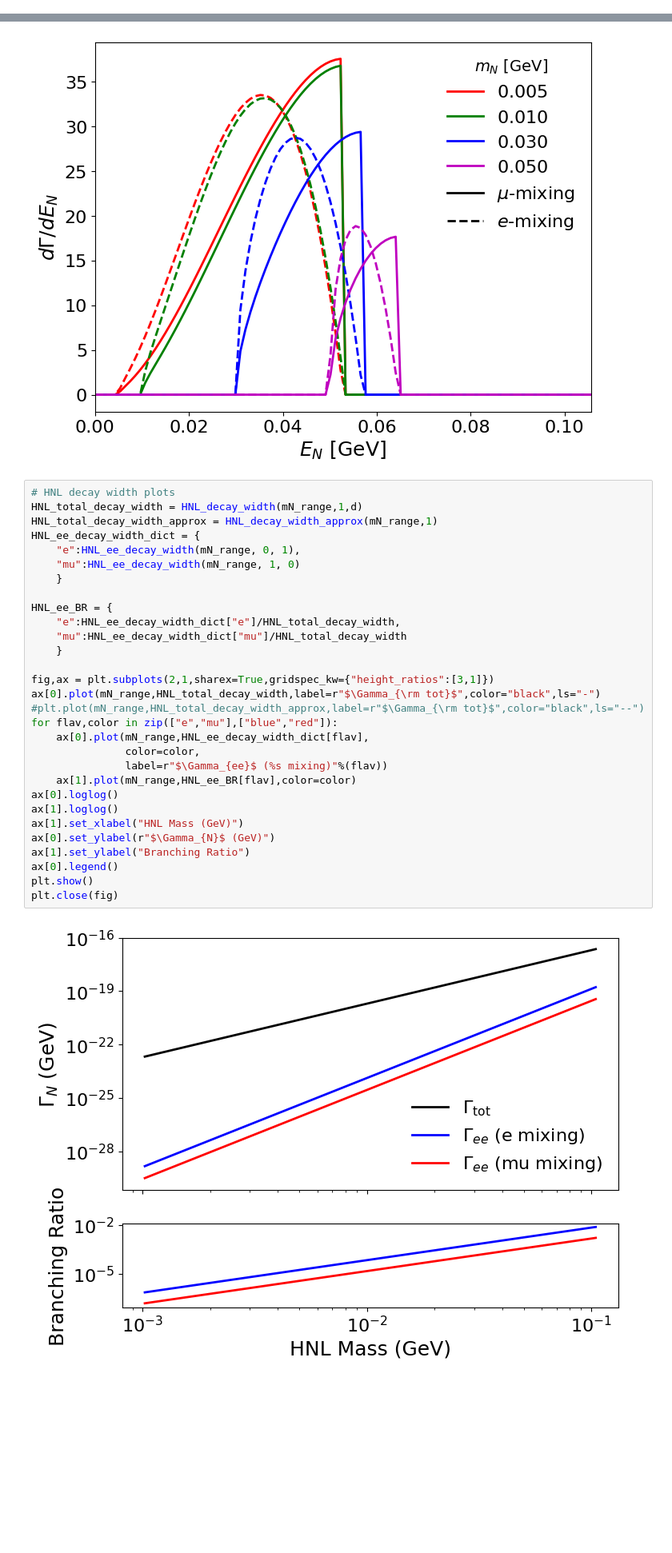
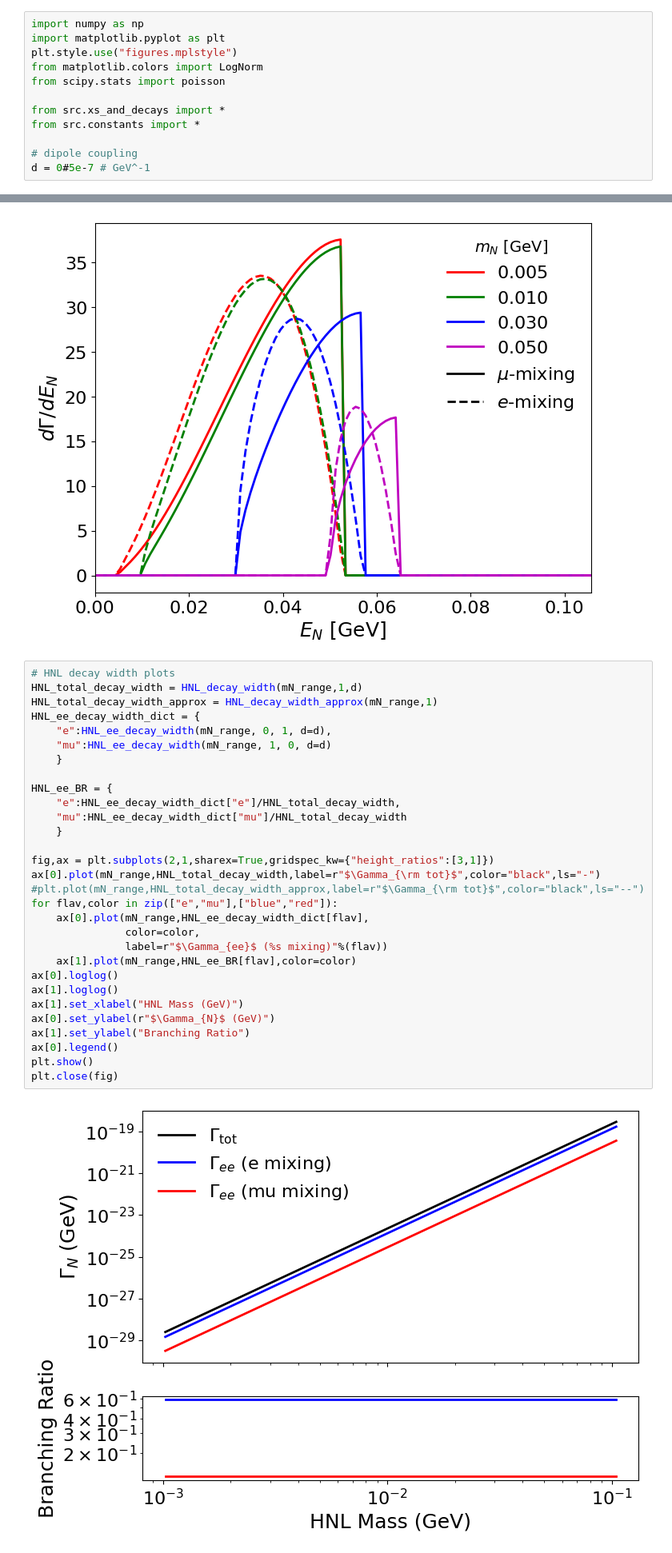
Before and after one commit to nickkamp1/NeutrinoFactoryHNL, a Jupyter notebook: DecayProduction.ipynb, the cells around one changed output, grey strips where cells are left out. Shown at 80% size. Drawn from its saved outputs; the diff is of its cells as text; blank space fills up the shorter version.

```diff
--- a/DecayProduction.ipynb
+++ b/DecayProduction.ipynb
@@ -13,3 +1,15 @@ d = 5e-7 # GeV^-1
+# %%
+import numpy as np
+import matplotlib.pyplot as plt
+plt.style.use("figures.mplstyle")
+from matplotlib.colors import LogNorm
+from scipy.stats import poisson
+
+from src.xs_and_decays import *
+from src.constants import *
+
+# dipole coupling
+d = 0#5e-7 # GeV^-1
 # %%
 N = 200
 mN_range = np.logspace(np.log10(2*m_e), np.log10(0.99*m_mu), N) # HNL mass range from 1 MeV to 100 MeV
@@ -60,35 +60,35 @@ plt.show()
 # %%
 # HNL decay width plots
 HNL_total_decay_width = HNL_decay_width(mN_range,1,d)
 HNL_total_decay_width_approx = HNL_decay_width_approx(mN_range,1)
 HNL_ee_decay_width_dict = {
-    "e":HNL_ee_decay_width(mN_range, 0, 1),
-    "mu":HNL_ee_decay_width(mN_range, 1, 0)
+    "e":HNL_ee_decay_width(mN_range, 0, 1, d=d),
+    "mu":HNL_ee_decay_width(mN_range, 1, 0, d=d)
     }
 
 HNL_ee_BR = {
     "e":HNL_ee_decay_width_dict["e"]/HNL_total_decay_width,
     "mu":HNL_ee_decay_width_dict["mu"]/HNL_total_decay_width
     }
 
 fig,ax = plt.subplots(2,1,sharex=True,gridspec_kw={"height_ratios":[3,1]})
 ax[0].plot(mN_range,HNL_total_decay_width,label=r"$\Gamma_{\rm tot}$",color="black",ls="-")
 #plt.plot(mN_range,HNL_total_decay_width_approx,label=r"$\Gamma_{\rm tot}$",color="black",ls="--")
 for flav,color in zip(["e","mu"],["blue","red"]):
     ax[0].plot(mN_range,HNL_ee_decay_width_dict[flav],
                color=color,
                label=r"$\Gamma_{ee}$ (%s mixing)"%(flav))
     ax[1].plot(mN_range,HNL_ee_BR[flav],color=color)
 ax[0].loglog()
 ax[1].loglog()
 ax[1].set_xlabel("HNL Mass (GeV)")
 ax[0].set_ylabel(r"$\Gamma_{N}$ (GeV)")
 ax[1].set_ylabel("Branching Ratio")
 ax[0].legend()
 plt.show()
 plt.close(fig)
 # %% [output]
-[figure, old version]
+[figure, new version]
 # %%
 M_mesh,U2_mesh = np.meshgrid(mN_range,U2_range)
 
```
Also changed, not shown: parts of 3 cells of this notebook, 10 other files.
